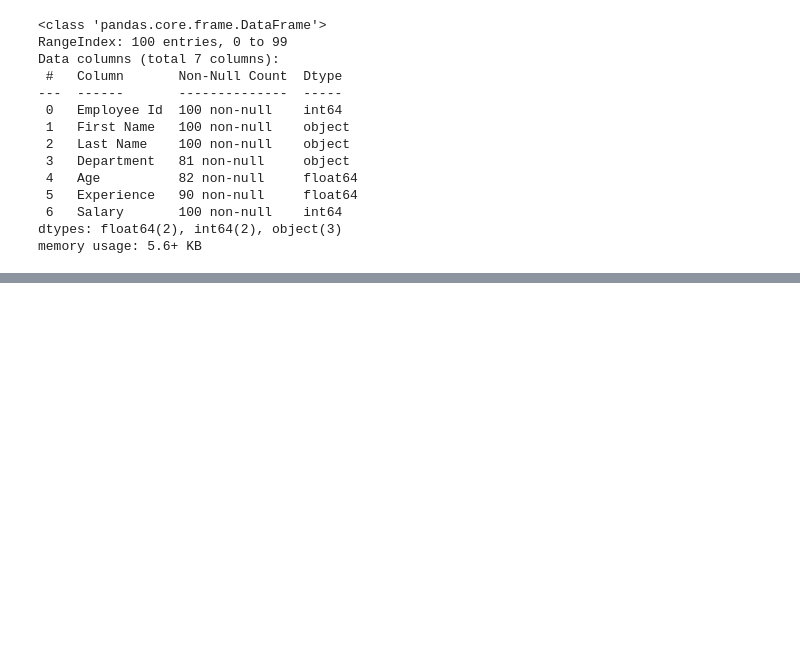
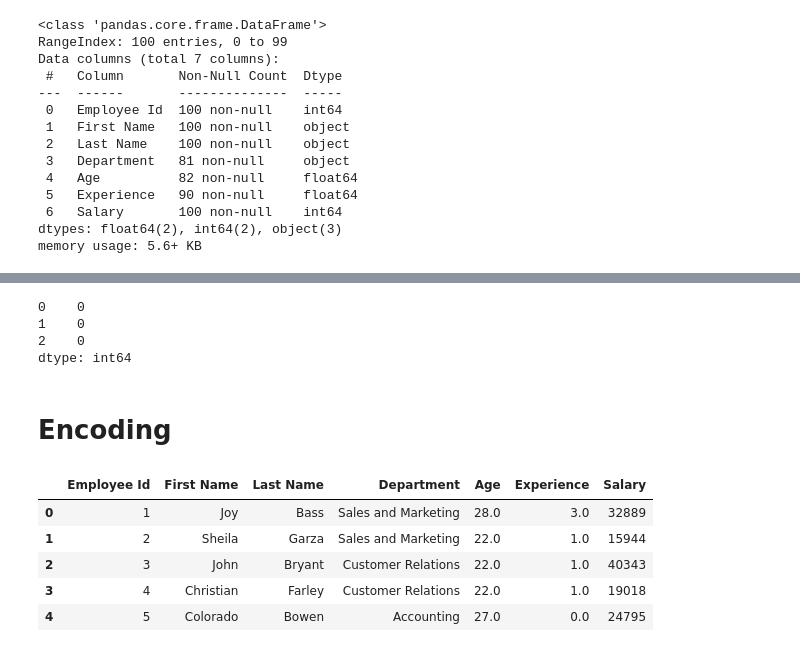
Before and after one commit to ardranijesh/Data-science-study, a Jupyter notebook: ML/Machine Learning.ipynb, the cells around one changed output, grey strips where cells are left out. Drawn from its saved outputs; the diff is of its cells as text; code cells hidden in the pictures; blank space fills up the shorter version.

```diff
--- a/ML/Machine Learning.ipynb
+++ b/ML/Machine Learning.ipynb
@@ -146,0 +182,18 @@ for i in list(df.select_dtypes(exclude=['object']).columns)[1:]:
+# %%
+pd.DataFrame(x).isnull().sum()
+# %% [output]
+0    0
+1    0
+2    0
+dtype: int64
+# %% [markdown]
+# Encoding
+# %%
+df.head()
+# %% [output]
+|  | Employee Id | First Name | Last Name | Department | Age | Experience | Salary |
+| 0 | 1 | Joy | Bass | Sales and Marketing | 28.0 | 3.0 | 32889 |
+| 1 | 2 | Sheila | Garza | Sales and Marketing | 22.0 | 1.0 | 15944 |
+| 2 | 3 | John | Bryant | Customer Relations | 22.0 | 1.0 | 40343 |
+| 3 | 4 | Christian | Farley | Customer Relations | 22.0 | 1.0 | 19018 |
+| 4 | 5 | Colorado | Bowen | Accounting | 27.0 | 0.0 | 24795 |
```
Also changed, not shown: parts of 30 cells of this notebook.
